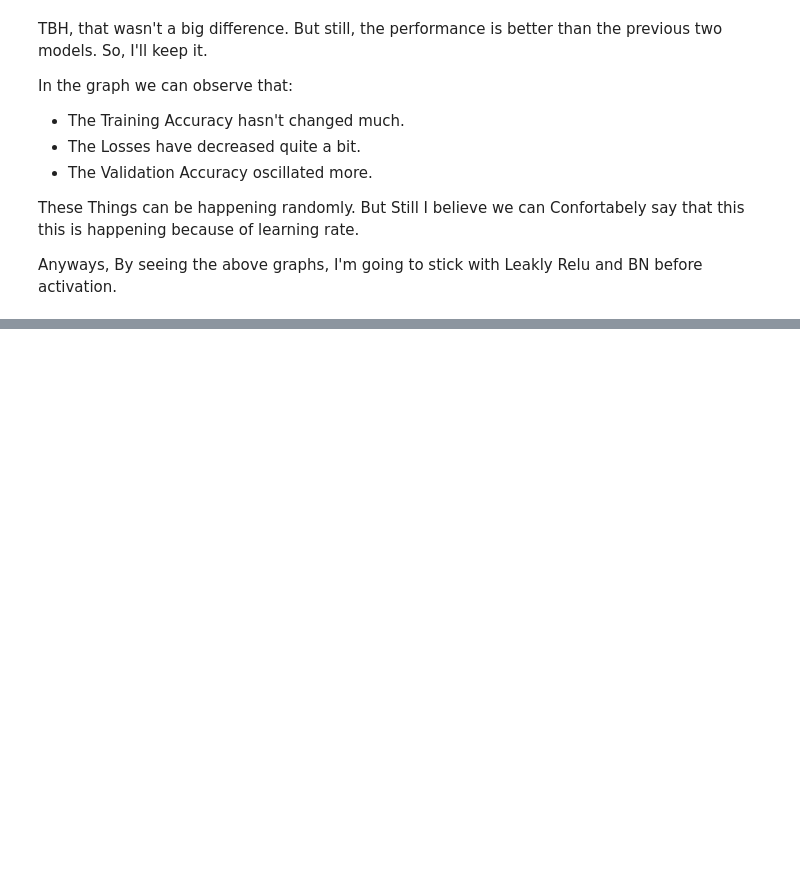
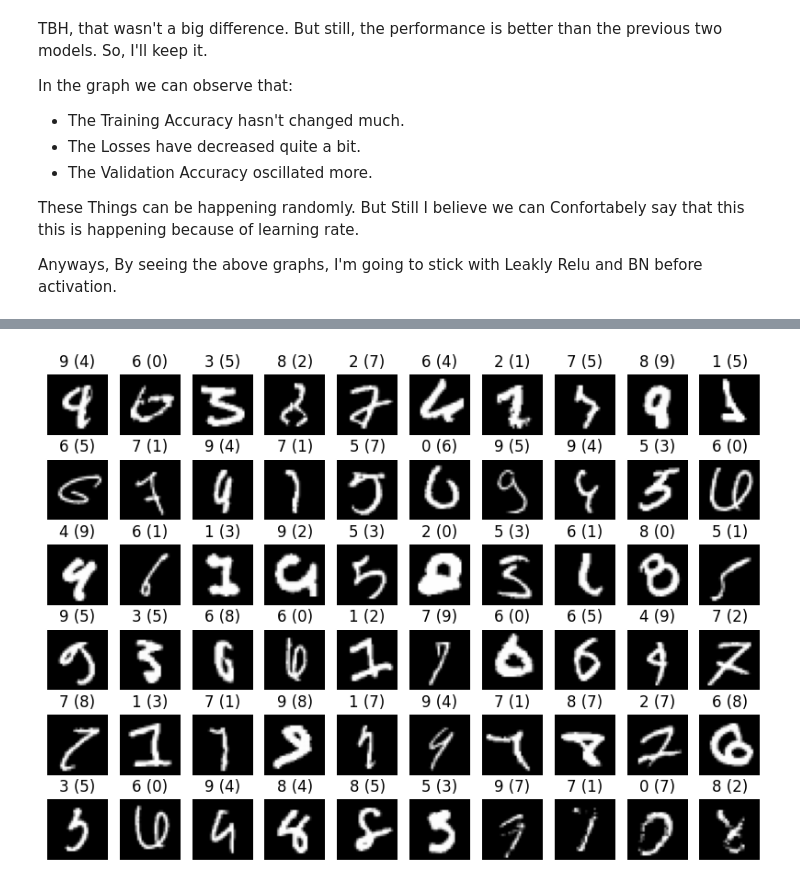
Before and after one commit to aka-vm/Hello-CV, a Jupyter notebook: MNIST-Digit 8k params/Version 2.ipynb, the cells around one changed output, grey strips where cells are left out. Drawn from its saved outputs; the diff is of its cells as text; code cells hidden in the pictures; blank space fills up the shorter version.

```diff
--- a/MNIST-Digit 8k params/Version 2.ipynb
+++ b/MNIST-Digit 8k params/Version 2.ipynb
@@ -660,0 +748,34 @@ print(f"5th epoch test accuracy: {history_df['test_accuracy'][5]}")
+# %%
+figure = plt.figure(figsize=(10, 7))
+cols, rows = 10, 6
+total = cols * rows
+
+all_wrong = []
+with torch.no_grad():
+    for images, labels in test_dataloader:
+        images = images
+        labels = labels
+        output = model(images)[0]
+
+        original = labels.tolist()
+        predicted = torch.argmax(output, dim=1).tolist()
+
+        for orig, pred, img in zip(original, predicted, images):
+            if orig != pred:
+                all_wrong.append((orig, pred, np.array(img)))
+        if len(all_wrong) >= total:
+            break
+
+for i in range(1, cols * rows + 1):
+    label, pred, img = all_wrong[i - 1]
+    figure.add_subplot(rows, cols, i)
+    title = label
+    if pred != label:
+        title = f"{title} ({pred})"
+
+    plt.title(title)
+    plt.axis("off")
+    plt.imshow(img.squeeze(), cmap="gray")
+plt.show()
+# %% [output]
+[figure, added]
```
Also changed, not shown: parts of 18 cells of this notebook.
